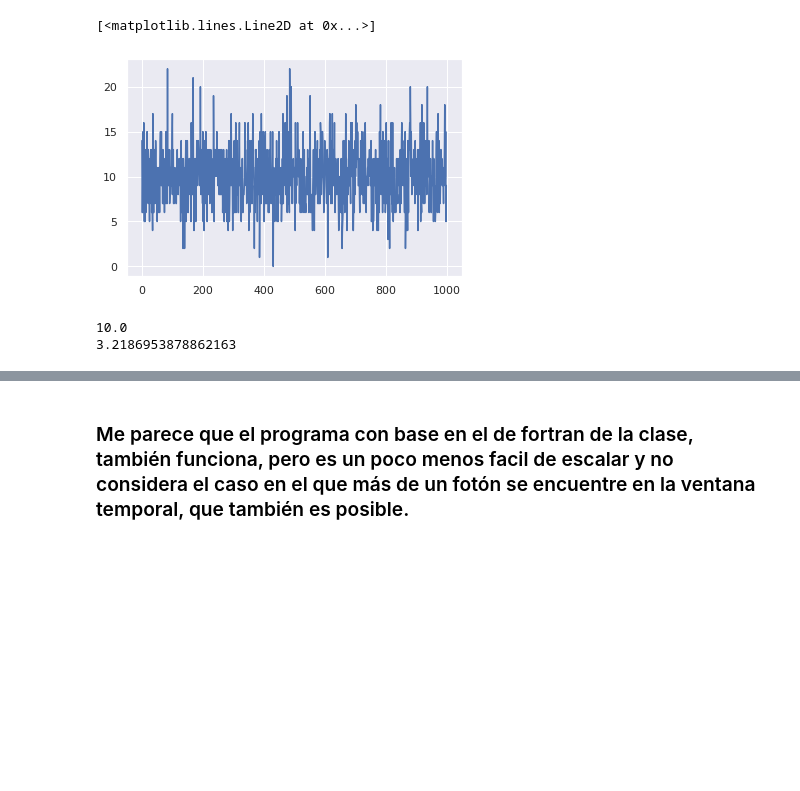
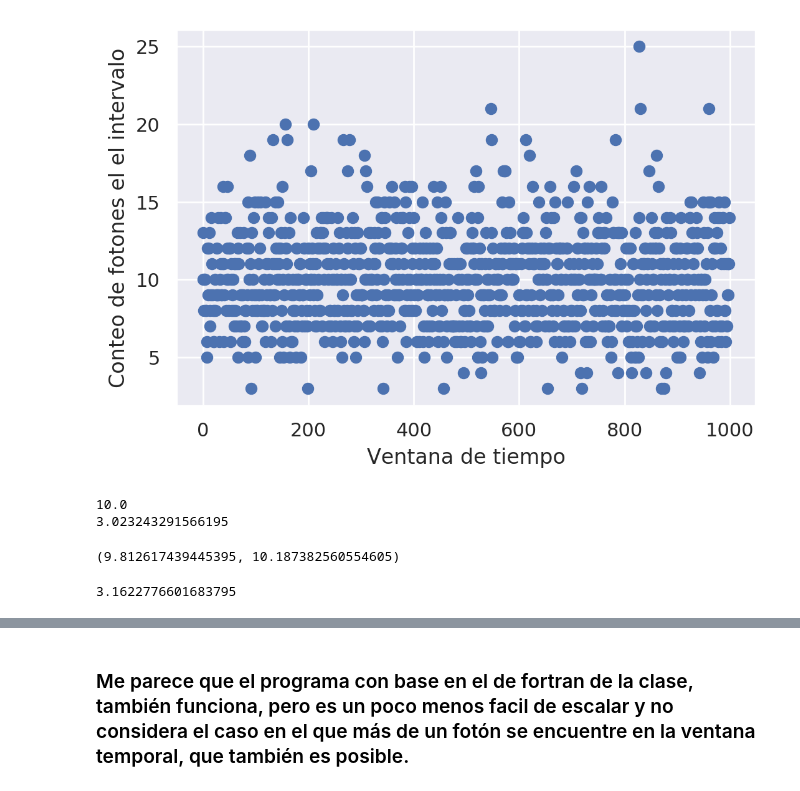
Before and after one commit to RogelioLozano/photon_statistics_lab, a Jupyter notebook: Tarea2.ipynb, the cells around one changed output, grey strips where cells are left out. Saved outputs shown, nothing was run; the diff lists cells and outputs as text; code cells hidden in the pictures; blank space fills up the shorter version.

Commit message:
actualizada Tarea 2 e imagenes anadidas

```diff
--- a/Tarea2.ipynb
+++ b/Tarea2.ipynb
@@ -7,9 +10,16 @@ from scipy.stats import poisson
-# %%
-def gen_photon_count(N,T):
-    """Generate photons counting time series using N photons per second and a time window T(s)
-    Returns array of freq of counting"""
-    f=np.random.rand(N)
-    freq,edges=np.histogram(f,bins=int(1/T))
-    return freq
+# %%
+def gen_photon_count(N,T,plot=False):
+    """Genera series de tiempo de conteo de N fotones por segundo y una ventana de tiempo de T(s)
+    Regresa array de frequencia de conteo"""
+    f=np.random.rand(N)
+    freq,edges=np.histogram(f,bins=int(1/T))
+
+    if plot==True:
+        plt.figure(dpi=200)
+        plt.plot(freq,'o')
+        plt.xlabel('Ventana de tiempo')
+        plt.ylabel('Conteo de fotones el el intervalo')
+
+    return freq
 # %%
 def plot_pmf(freq,label=None):
@@ -89,16 +231,23 @@ plt.legend()
 # %%
 T=1e-3
 freq=gen_photon_count(N,T)
-plt.plot(freq)
+# plt.savefig('Conteo_T10e-3.png')
 # %% [output]
-[<matplotlib.lines.Line2D at 0x...>]
-[figure, old version]
+[figure, new version]
 # %%
 print(freq.mean()) #Promedio de 10 foton por tiempo de conteo
 print(freq.std()) # Desv. estandar
 # %% [output]
 10.0
-3.2186953878862163
+3.023243291566195
+# %%
+ci(freq)
+# %% [output]
+(9.812617439445395, 10.187382560554605)
+# %%
+np.sqrt(freq.mean())
+# %% [output]
+3.1622776601683795
 # %%
 x=plot_pmf(freq,label='simulation')
 plt.plot(x,poisson.pmf(x,mu=freq.mean()),'o',label='poisson',markersize=3)
```
Also changed, not shown: parts of 38 cells of this notebook, 1 other file.
